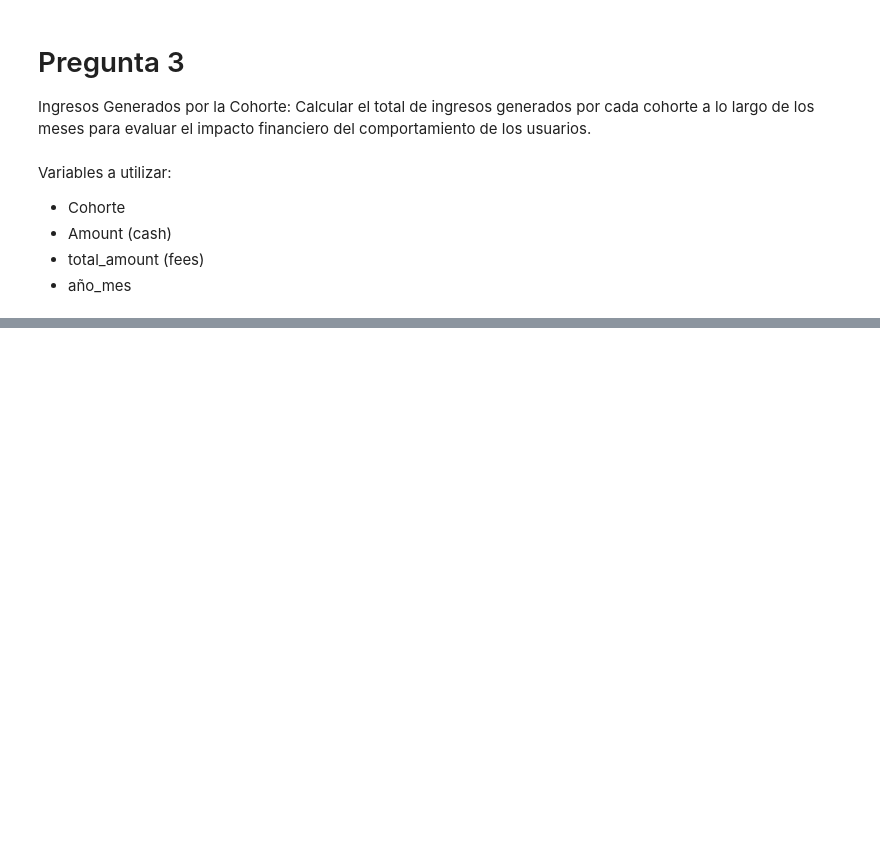
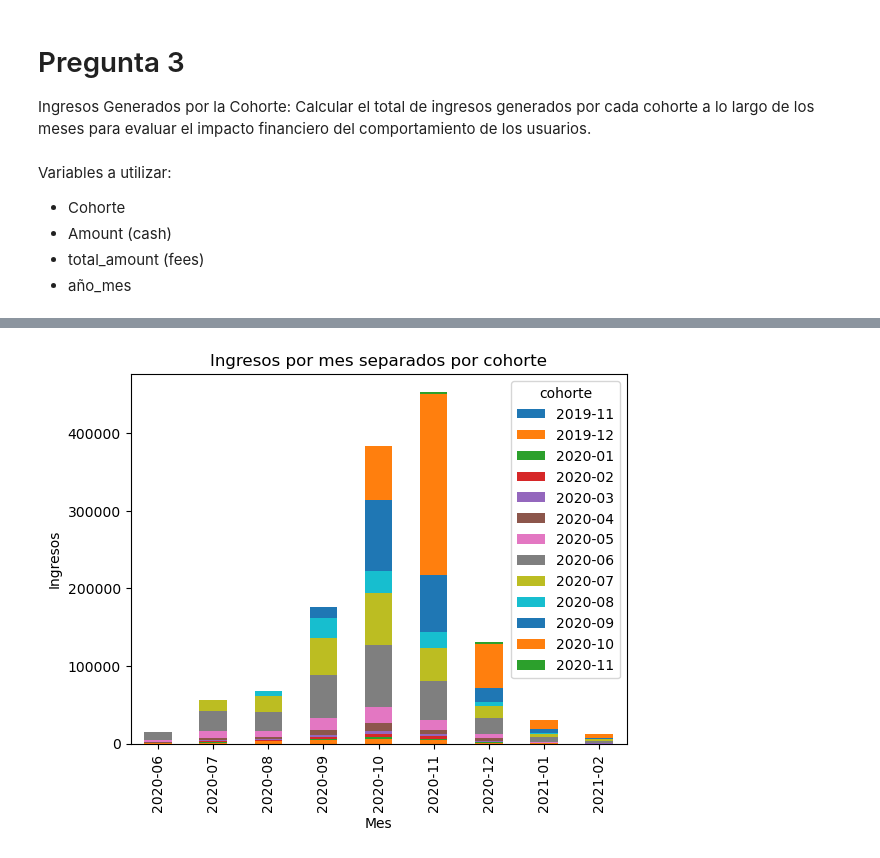
Before and after one commit to moiatgit/project-1-ironhack-payments-es, a Jupyter notebook: grupo3.ipynb, the cells around one changed output, grey strips where cells are left out. Drawn from its saved outputs; the diff is of its cells as text; code cells hidden in the pictures; blank space fills up the shorter version.

```diff
--- a/grupo3.ipynb
+++ b/grupo3.ipynb
@@ -620,4 +632,0 @@ Pasos:
-# %%
-#Asumimos que el valor "amount" es un numero. Esto debemos chequearlo !!!
-cash_fees['ingresos'] = (cash_fees['amount']) + cash_fees['total_amount']
-cash_fees.sample(4)
@@ -690,0 +633,6 @@ plt.show()
+# %%
+# 3a. Añadimos la columna año_mes_ingreso
+# Primero filtramos las entradas no pagadas
+cash_fees_paid = cash_fees[cash_fees['paid_at'].notna()].copy()   # Es necesario copy() para evitar el SettingWithCopyWarning
+cash_fees_paid['año_mes_ingreso'] = pd.to_datetime(cash_fees_paid['paid_at'], format='mixed').dt.strftime('%Y-%m')
+cash_fees_paid.head()
@@ -690,0 +647,5 @@ plt.show()
+# %%
+# 3b. Ahora creamos la columna año_mes_ingreso como suma de amount + total_amount
+# En una primera idea, hemos pensado que total_amount corespondería a un % sobre el amount, pero finalmente hemos optado por considerarlo un valor fijo por usar el servicio.
+cash_fees_paid['ingresos'] = cash_fees_paid['amount'] + cash_fees_paid['total_amount']
+cash_fees_paid.head()
@@ -690,0 +660,4 @@ plt.show()
+# %%
+ingresos_mes_serie = cash_fees_paid.groupby(['año_mes_ingreso','cohorte'])['ingresos'].sum()
+ingresos_mes = ingresos_mes_serie.to_frame(name='ingresos').reset_index()
+ingresos_mes
@@ -690,0 +678,10 @@ plt.show()
+# %%
+# 3c. Visualizar resultados
+df_pivot = ingresos_mes.pivot(index='año_mes_ingreso', columns='cohorte', values='ingresos').fillna(0)
+df_pivot.plot(kind='bar', stacked=True)
+plt.xlabel('Mes')
+plt.ylabel('Ingresos')
+plt.title('Ingresos por mes separados por cohorte')
+plt.show()
+# %% [output]
+[figure, added]
```
Also changed, not shown: parts of 18 cells of this notebook.
